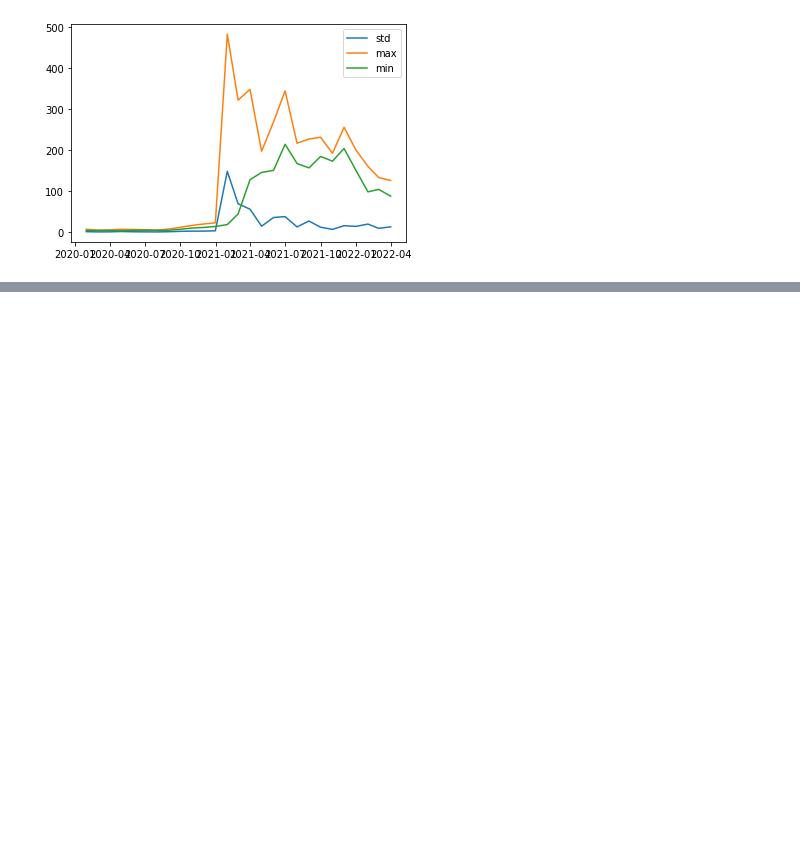
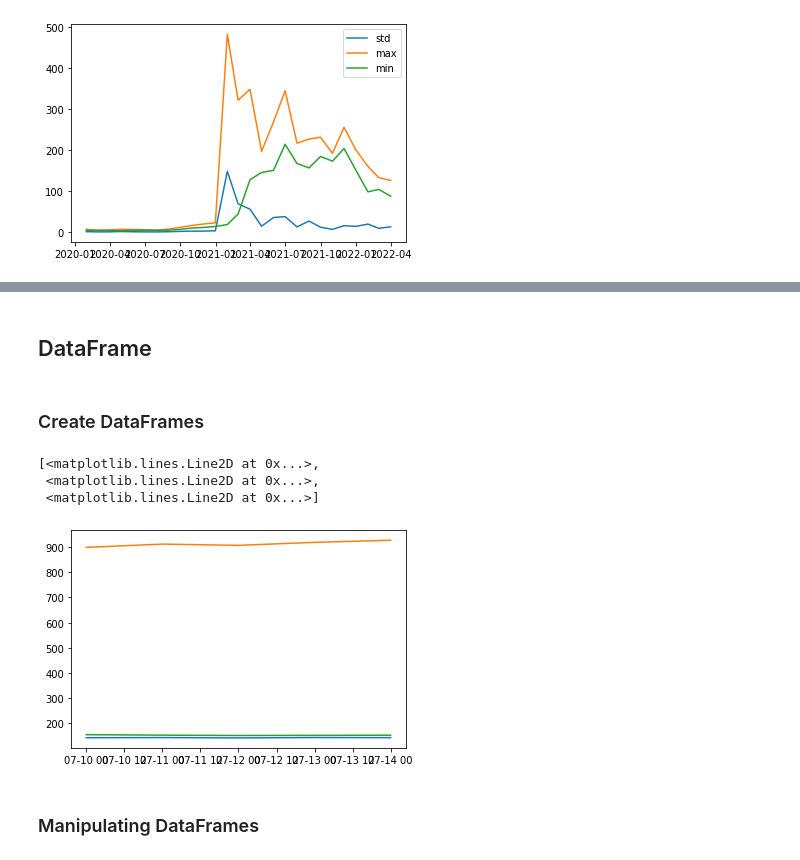
Before and after one commit to pablomancera/Algorithms, a Jupyter notebook: Lab1/lab1.ipynb, the cells around one changed output, grey strips where cells are left out. Drawn from its saved outputs; the diff is of its cells as text; code cells hidden in the pictures; blank space fills up the shorter version.

```diff
--- a/Lab1/lab1.ipynb
+++ b/Lab1/lab1.ipynb
@@ -479,0 +499,22 @@ plt.show()
+# %% [markdown]
+## DataFrame
+# %% [markdown]
+### Create DataFrames
+# %%
+dict = {'AAPL': [143.5, 144.09, 142.73, 144.18, 143.77],
+        'GOOG':[898.7, 911.71, 906.69, 918.59, 926.99],
+        'IBM':[155.58, 153.67, 152.36, 152.94, 153.49]}
+
+#Get a range of dates
+data_index = pd.date_range('2021-07-10', periods = 5, freq = 'D')
+
+df = pd.DataFrame(dict, index = data_index)
+
+plt.plot(df)
+# %% [output]
+[<matplotlib.lines.Line2D at 0x...>,
+ <matplotlib.lines.Line2D at 0x...>,
+ <matplotlib.lines.Line2D at 0x...>]
+[figure, added]
+# %% [markdown]
+### Manipulating DataFrames
```
Also changed, not shown: parts of 14 cells of this notebook.
